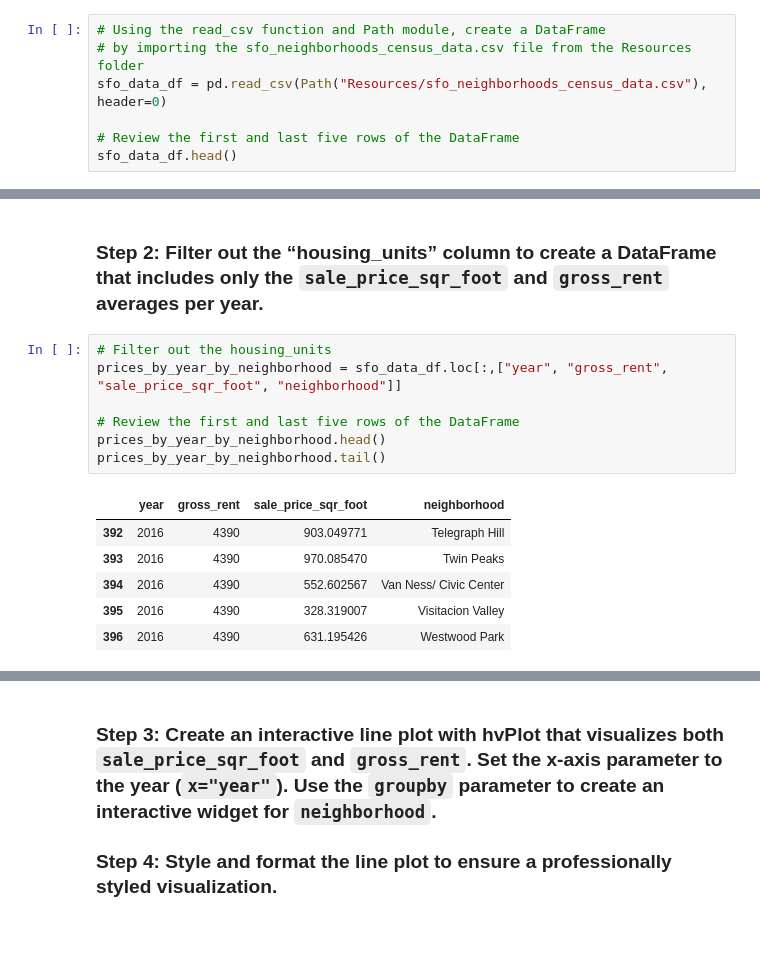
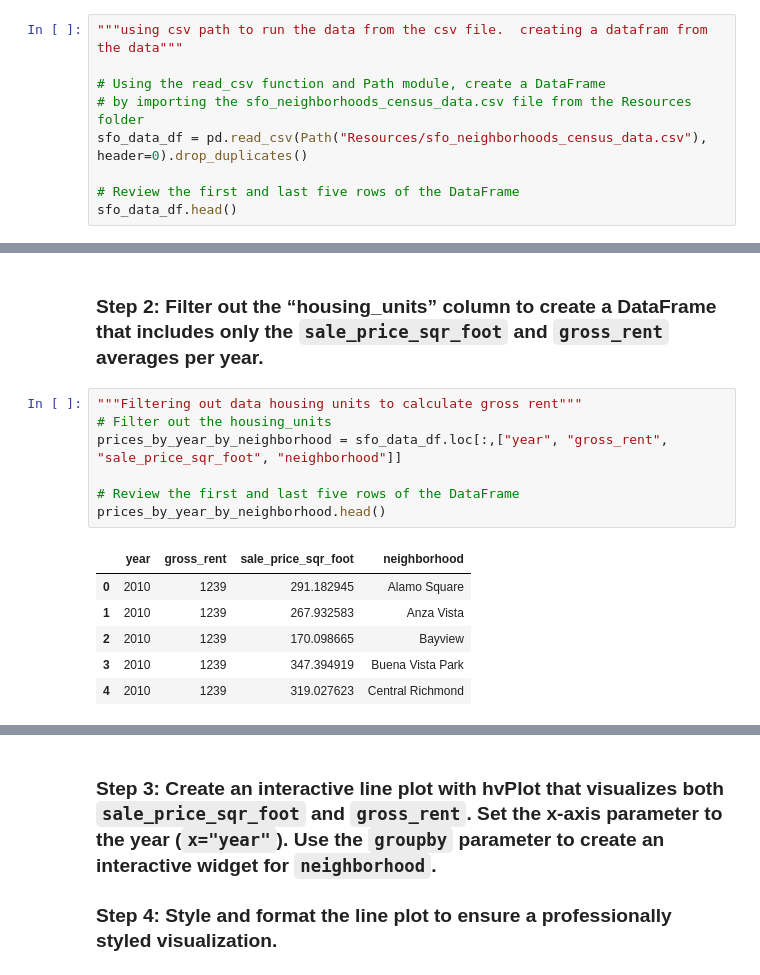
Before and after one commit to madhugirl/property-analysis, a Jupyter notebook: san_francisco_housing.ipynb, the cells around one changed output, grey strips where cells are left out. Cells and saved outputs as stored; diff of their text form; blank space fills up the shorter version.

```diff
--- a/san_francisco_housing.ipynb
+++ b/san_francisco_housing.ipynb
@@ -157,10 +160,12 @@ print(type(mapbox_api_access_token))
 # %% [markdown]
 ## Import the data
 # %%
+"""using csv path to run the data from the csv file.  creating a datafram from the data"""
+
 # Using the read_csv function and Path module, create a DataFrame
 # by importing the sfo_neighborhoods_census_data.csv file from the Resources folder
 sfo_data_df = pd.read_csv(Path("Resources/sfo_neighborhoods_census_data.csv"),
-header=0)
+header=0).drop_duplicates()
 
 # Review the first and last five rows of the DataFrame
 sfo_data_df.head()
@@ -391,16 +393,16 @@ prices_by_year_by_neighborhood_df
 # %% [markdown]
 ### Step 2: Filter out the “housing_units” column to create a DataFrame that includes only the `sale_price_sqr_foot` and `gross_rent` averages per year.
 # %%
+"""Filtering out data housing units to calculate gross rent"""
 # Filter out the housing_units
 prices_by_year_by_neighborhood = sfo_data_df.loc[:,["year", "gross_rent", "sale_price_sqr_foot", "neighborhood"]]
 
 # Review the first and last five rows of the DataFrame
 prices_by_year_by_neighborhood.head()
-prices_by_year_by_neighborhood.tail()
 # %% [output]
 |  | year | gross_rent | sale_price_sqr_foot | neighborhood |
-| 392 | 2016 | 4390 | 903.049771 | Telegraph Hill |
-| 393 | 2016 | 4390 | 970.085470 | Twin Peaks |
-| 394 | 2016 | 4390 | 552.602567 | Van Ness/ Civic Center |
-| 395 | 2016 | 4390 | 328.319007 | Visitacion Valley |
-| 396 | 2016 | 4390 | 631.195426 | Westwood Park |
+| 0 | 2010 | 1239 | 291.182945 | Alamo Square |
+| 1 | 2010 | 1239 | 267.932583 | Anza Vista |
+| 2 | 2010 | 1239 | 170.098665 | Bayview |
+| 3 | 2010 | 1239 | 347.394919 | Buena Vista Park |
+| 4 | 2010 | 1239 | 319.027623 | Central Richmond |
```
Also changed, not shown: parts of 22 cells of this notebook.
